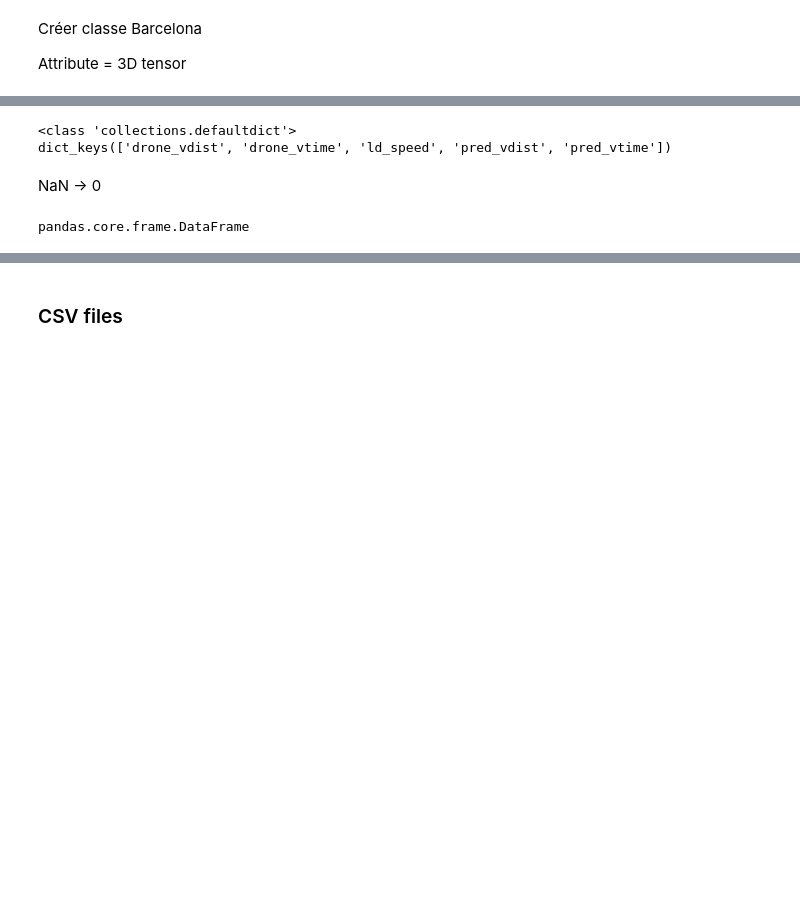
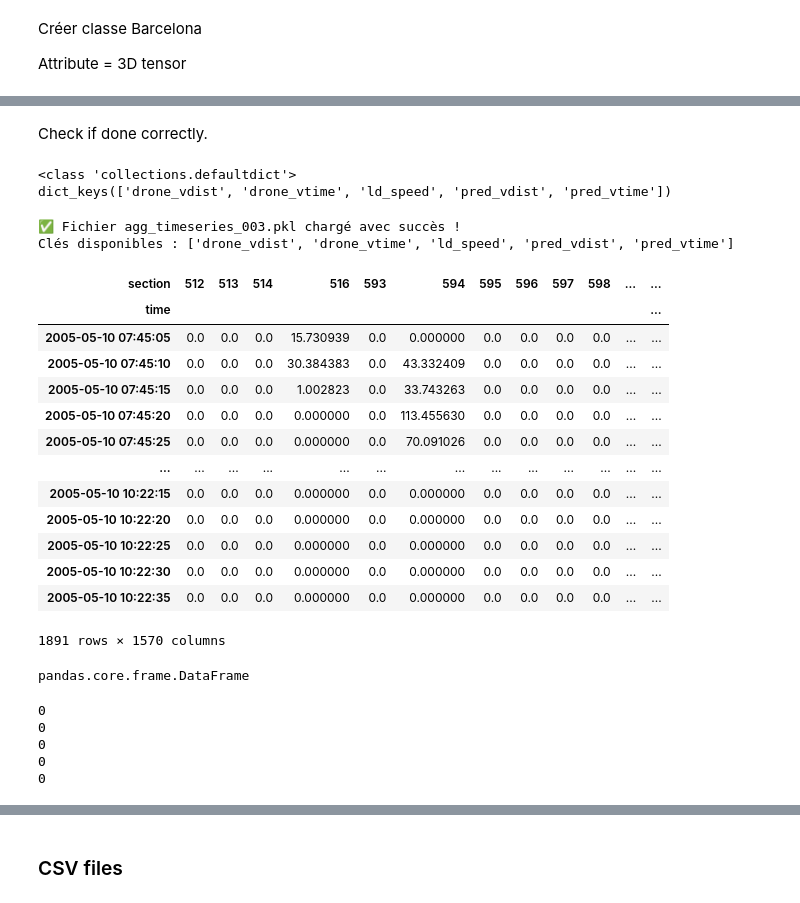
Before and after one commit to koenga/Projet-CE-1, a Jupyter notebook: Projet_MA2.ipynb, the cells around one changed output, grey strips where cells are left out. Drawn from its saved outputs; the diff is of its cells as text; code cells hidden in the pictures; blank space fills up the shorter version.

```diff
--- a/Projet_MA2.ipynb
+++ b/Projet_MA2.ipynb
@@ -14,3 +64,5 @@ Attribute = 3D tensor
+# %% [markdown]
+Check if done correctly.
 # %%
 with open(r"D:\EPFL\MA2\Projet\Code\Data\datasets\simbarca\all_agg\agg_timeseries_000.pkl", "rb") as f:
     data = pickle.load(f)
@@ -20,8 +72,57 @@ print(data.keys())
 # %% [output]
 <class 'collections.defaultdict'>
 dict_keys(['drone_vdist', 'drone_vtime', 'ld_speed', 'pred_vdist', 'pred_vtime'])
-# %% [markdown]
-NaN -> 0
+# %%
+
+# Dossier où se trouvent les fichiers
+dossier = r"D:\EPFL\MA2\Projet\Code\Data\datasets\simbarca\all_agg"
+
+def charger_fichier(numero):
+    """Charge un fichier .pkl en fonction de son numéro"""
+
+    # Construire le nom du fichier avec le bon format
+    nom_fichier = f"agg_timeseries_{numero}.pkl"
+    chemin_fichier = os.path.join(dossier, nom_fichier)
+
+    # Vérifier si le fichier existe
+    if not os.path.exists(chemin_fichier):
+        print(f"❌ Fichier {nom_fichier} non trouvé !")
+        return None
+
+    # Charger le fichier pickle
+    with open(chemin_fichier, "rb") as f:
+        data = pickle.load(f)
+
+    print(f"✅ Fichier {nom_fichier} chargé avec succès !")
+    return data  # Retourne le contenu du fichier
+
+# Exemple d'utilisation
+numero_fichier = "003"  # Choisir un numéro de fichier
+data = charger_fichier(numero_fichier)
+
+# Vérifier le contenu si le fichier est bien chargé
+if data is not None:
+    print(f"Clés disponibles : {list(data.keys())}")
+# %% [output]
+✅ Fichier agg_timeseries_003.pkl chargé avec succès !
+Clés disponibles : ['drone_vdist', 'drone_vtime', 'ld_speed', 'pred_vdist', 'pred_vtime']
+# %%
+data['drone_vdist']
+# %% [output]
+| section | 512 | 513 | 514 | 516 | 593 | 594 | 595 | 596 | 597 | 598 | ... | ... |
+| time |  |  |  |  |  |  |  |  |  |  |  | ... |
+| 2005-05-10 07:45:05 | 0.0 | 0.0 | 0.0 | 15.730939 | 0.0 | 0.000000 | 0.0 | 0.0 | 0.0 | 0.0 | ... | ... |
+| 2005-05-10 07:45:10 | 0.0 | 0.0 | 0.0 | 30.384383 | 0.0 | 43.332409 | 0.0 | 0.0 | 0.0 | 0.0 | ... | ... |
+| 2005-05-10 07:45:15 | 0.0 | 0.0 | 0.0 | 1.002823 | 0.0 | 33.743263 | 0.0 | 0.0 | 0.0 | 0.0 | ... | ... |
+| 2005-05-10 07:45:20 | 0.0 | 0.0 | 0.0 | 0.000000 | 0.0 | 113.455630 | 0.0 | 0.0 | 0.0 | 0.0 | ... | ... |
+| 2005-05-10 07:45:25 | 0.0 | 0.0 | 0.0 | 0.000000 | 0.0 | 70.091026 | 0.0 | 0.0 | 0.0 | 0.0 | ... | ... |
+| ... | ... | ... | ... | ... | ... | ... | ... | ... | ... | ... | ... | ... |
+| 2005-05-10 10:22:15 | 0.0 | 0.0 | 0.0 | 0.000000 | 0.0 | 0.000000 | 0.0 | 0.0 | 0.0 | 0.0 | ... | ... |
+| 2005-05-10 10:22:20 | 0.0 | 0.0 | 0.0 | 0.000000 | 0.0 | 0.000000 | 0.0 | 0.0 | 0.0 | 0.0 | ... | ... |
+| 2005-05-10 10:22:25 | 0.0 | 0.0 | 0.0 | 0.000000 | 0.0 | 0.000000 | 0.0 | 0.0 | 0.0 | 0.0 | ... | ... |
+| 2005-05-10 10:22:30 | 0.0 | 0.0 | 0.0 | 0.000000 | 0.0 | 0.000000 | 0.0 | 0.0 | 0.0 | 0.0 | ... | ... |
+| 2005-05-10 10:22:35 | 0.0 | 0.0 | 0.0 | 0.000000 | 0.0 | 0.000000 | 0.0 | 0.0 | 0.0 | 0.0 | ... | ... |
+1891 rows × 1570 columns
 # %%
 df_vdist = data['drone_vdist']
 df_vtime = data['drone_vtime']
@@ -31,3 +132,15 @@ df_pred_vtime = data['pred_vtime']
 type(data['drone_vdist'])
 # %% [output]
 pandas.core.frame.DataFrame
+# %%
+print(sum(df_vdist.isna().sum()))
+print(sum(df_vtime.isna().sum()))
+print(sum(df_linkSpeed.isna().sum()))
+print(sum(df_pred_vdist.isna().sum()))
+print(sum(df_pred_vtime.isna().sum()))
+# %% [output]
+0
+0
+0
+0
+0
```
Also changed, not shown: parts of 24 cells of this notebook.
